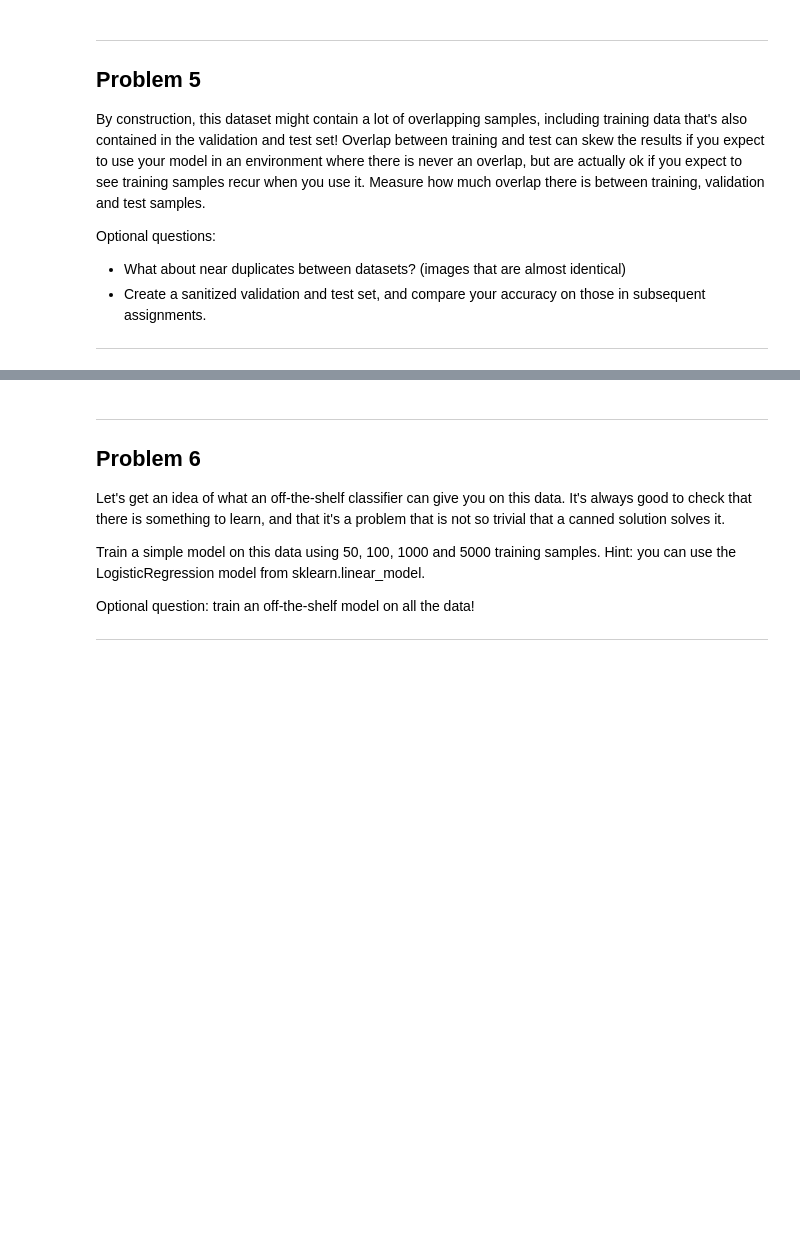
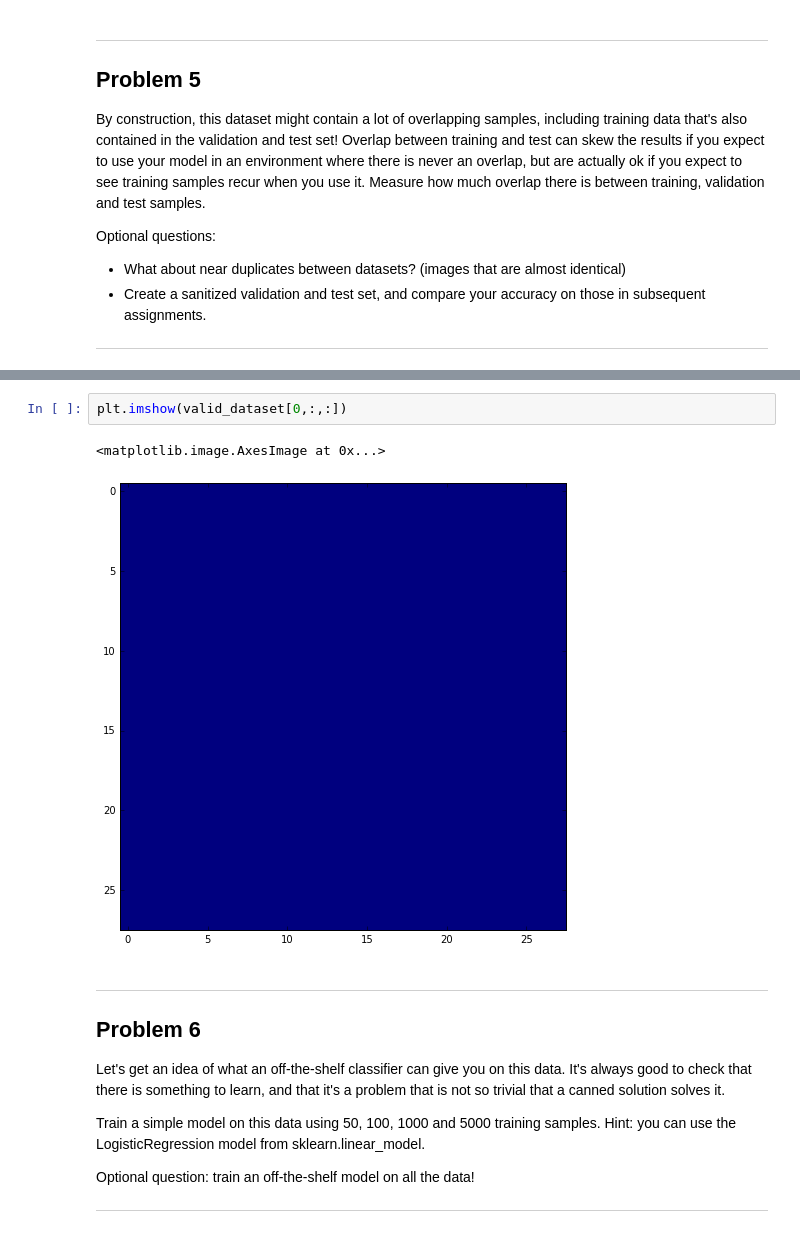
Before and after one commit to annahm/ga_hw, a Jupyter notebook: nn/1_annahm_mnist.ipynb, the cells around one changed output, grey strips where cells are left out. Drawn from its saved outputs; the diff is of its cells as text; blank space fills up the shorter version.

```diff
--- a/nn/1_annahm_mnist.ipynb
+++ b/nn/1_annahm_mnist.ipynb
@@ -369,3 +615,8 @@ Optional questions:
+# %%
+plt.imshow(valid_dataset[0,:,:])
+# %% [output]
+<matplotlib.image.AxesImage at 0x...>
+[figure, added]
 # %% [markdown]
 ---
 Problem 6
```
Also changed, not shown: parts of 13 cells of this notebook.
